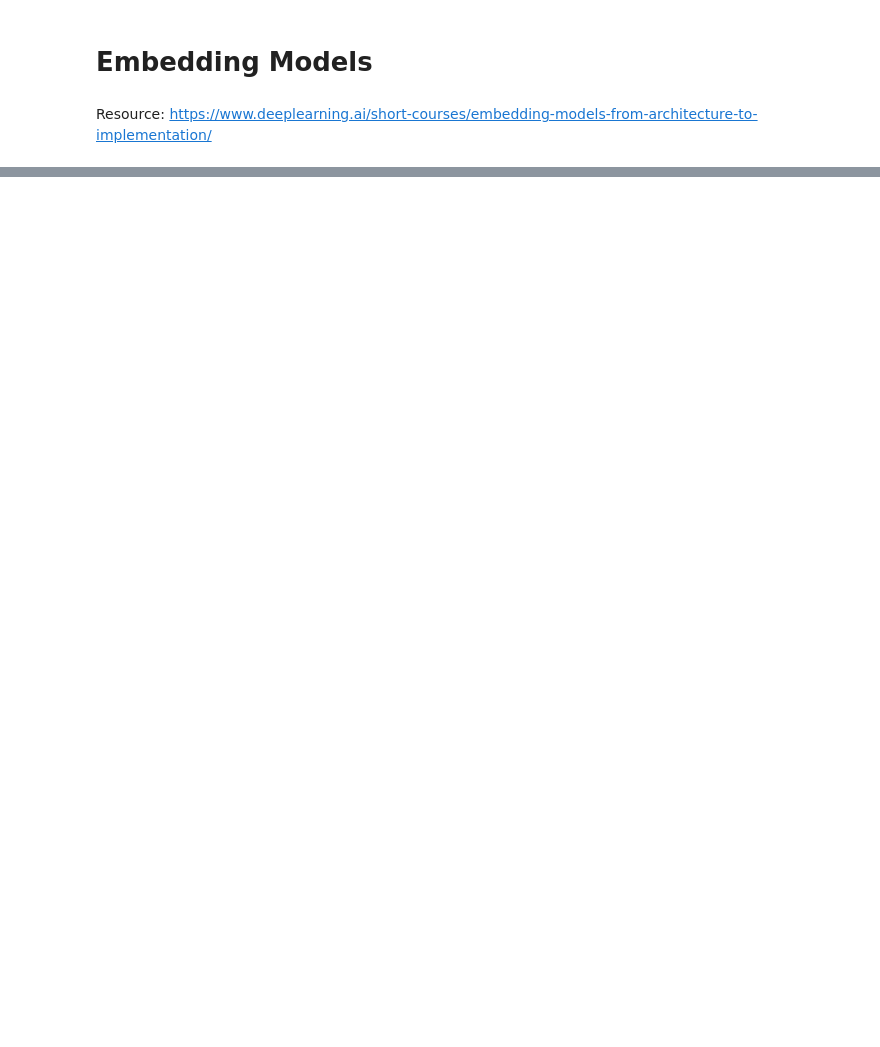
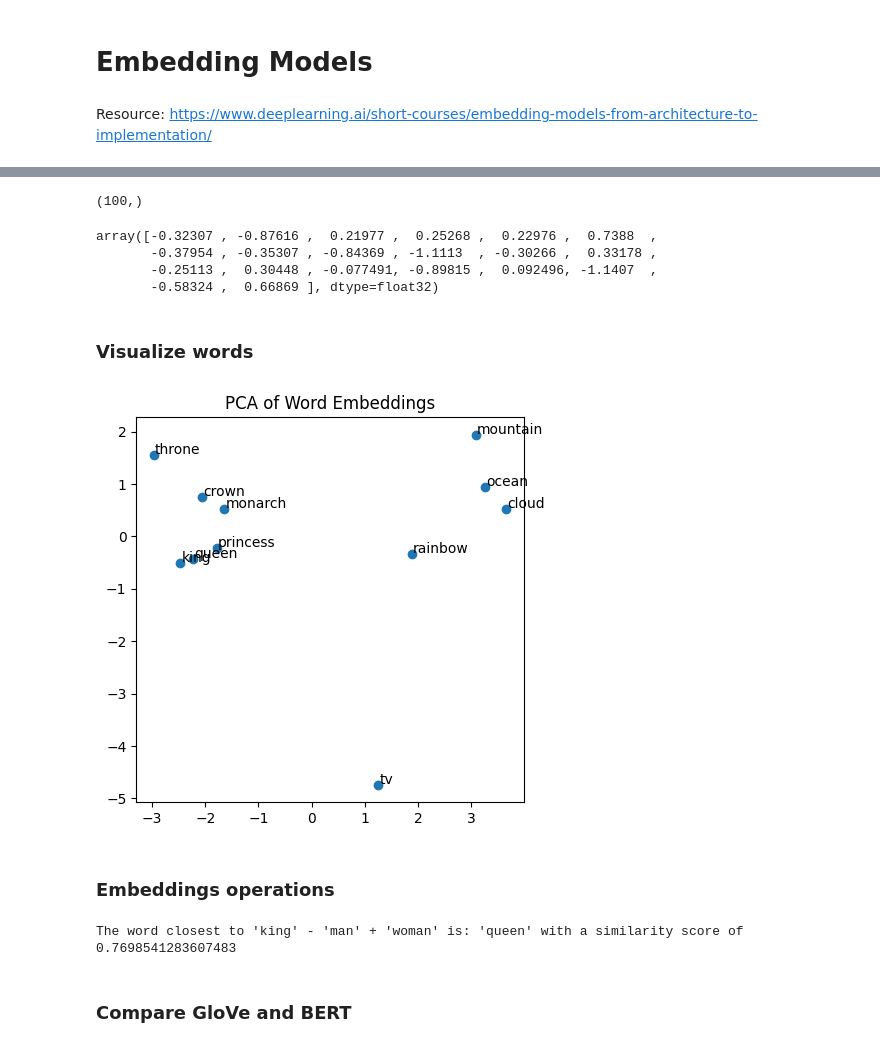
Before and after one commit to mchojna/llm-playground, a Jupyter notebook: 01-embedding-models/embedding_models.ipynb, the cells around one changed output, grey strips where cells are left out. Saved outputs shown, nothing was run; the diff lists cells and outputs as text; code cells hidden in the pictures; blank space fills up the shorter version.

```diff
--- a/01-embedding-models/embedding_models.ipynb
+++ b/01-embedding-models/embedding_models.ipynb
@@ -5,5 +7,4 @@ Resource: https://www.deeplearning.ai/short-courses/embedding-models-from-archit
 # %%
 import gensim.downloader as api
 
-word_vectors_glove = api.load("glove-wiki-gigaword-100")
-word_vectors_word2vec = api.load("word2vec-google-news-300")
+word_vectors = api.load("glove-wiki-gigaword-100")
@@ -11,0 +13,53 @@ ImportError: cannot import name 'triu' from 'scipy.linalg' (/Users/mchojna/Docum
+# %%
+word_vectors["king"].shape
+# %% [output]
+(100,)
+# %%
+word_vectors["king"][:20]
+# %% [output]
+array([-0.32307 , -0.87616 ,  0.21977 ,  0.25268 ,  0.22976 ,  0.7388  ,
+       -0.37954 , -0.35307 , -0.84369 , -1.1113  , -0.30266 ,  0.33178 ,
+       -0.25113 ,  0.30448 , -0.077491, -0.89815 ,  0.092496, -1.1407  ,
+       -0.58324 ,  0.66869 ], dtype=float32)
+# %% [markdown]
+### Visualize words
+# %%
+import numpy as np
+
+# Words to visualize
+words = ["king", "princess", "monarch", "throne", "crown", "mountain", "ocean", "tv", "rainbow", "cloud", "queen"]
+
+# Get word vectors
+vectors = np.array([word_vectors[word] for word in words])
+# %%
+from sklearn.decomposition import PCA
+
+# Reduce dimensions
+pca = PCA(n_components=2)
+vectors_pca = pca.fit_transform(vectors)
+# %%
+import matplotlib.pyplot as plt
+
+# Plot
+fig, axes = plt.subplots(1, 1, figsize=(5, 5))
+axes.scatter(vectors_pca[:, 0], vectors_pca[:, 1])
+for i, word in enumerate(words):
+    axes.annotate(word, (vectors_pca[i, 0] + 0.02, vectors_pca[i, 1] + 0.02))
+axes.set_title("PCA of Word Embeddings")
+plt.show()
+# %% [output]
+[figure, added]
+# %% [markdown]
+### Embeddings operations
+# %%
+result = word_vectors.most_similar(
+    positive=["king", "woman"],
+    negative=["man"],
+    topn=1
+)
+
+print(f"The word closest to 'king' - 'man' + 'woman' is: '{result[0][0]}' with a similarity score of {result[0][1]}""")
+# %% [output]
+The word closest to 'king' - 'man' + 'woman' is: 'queen' with a similarity score of 0.7698541283607483
+# %% [markdown]
+### Compare GloVe and BERT
```
Also changed, not shown: parts of 46 cells of this notebook, 3 other files.
